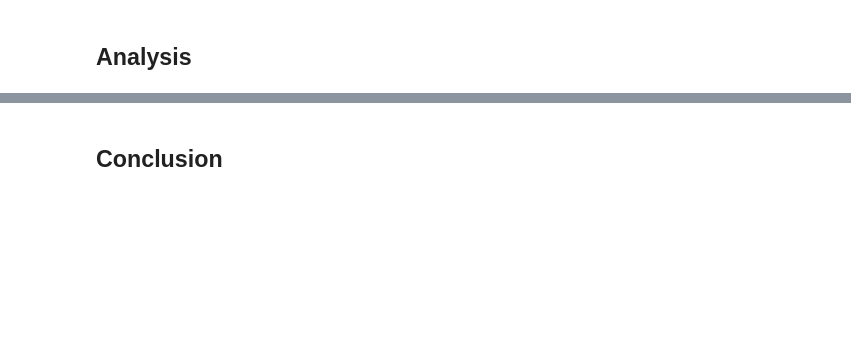
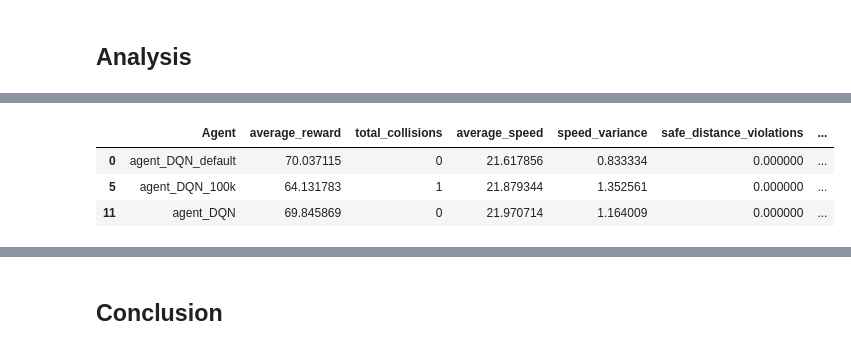
Before and after one commit to zearaujo11/highway-env, a Jupyter notebook: pipeline.ipynb, the cells around one changed output, grey strips where cells are left out. Cells and saved outputs as stored; diff of their text form; code cells hidden in the pictures; blank space fills up the shorter version.

Commit message:
Added some visualization graphics

```diff
--- a/pipeline.ipynb
+++ b/pipeline.ipynb
@@ -1222,0 +1426,83 @@ plot_radar_chart(df, selected_stage, f"Comparison of Models in '{selected_stage}
+# %%
+import os
+import json
+import pandas as pd
+
+# Define the path to the results directory
+results_dir = "./outputs/results"  # Update this to your actual relative or absolute path
+
+# Check if the directory exists
+if not os.path.isdir(results_dir):
+    raise FileNotFoundError(f"The directory '{results_dir}' does not exist. Please check the path.")
+
+# Initialize dictionaries to store metrics for different categories
+default_metrics = {}
+hundredk_metrics = {}
+other_metrics = {}
+
+# Function to process and store metrics for a given agent directory
+def process_agent_dir(agent_dir, agent_path, metrics_dict):
+    target_file_name = "car_following_post_training_test_data.json"
+    file_path = os.path.join(agent_path, target_file_name)
+
+    if os.path.isfile(file_path):
+        try:
+            with open(file_path, "r") as file:
+                data = json.load(file)
+
+            # Validate the presence of required keys
+            if "test_results" not in data or "kpis" not in data:
+                print(f"Skipping {file_path}: Missing 'test_results' or 'kpis' keys.")
+                return
+
+            # Store overall KPI metrics
+            metrics_dict[agent_dir] = data["kpis"]
+        except Exception as e:
+            print(f"Error processing {file_path}: {e}")
+
+# Iterate over each agent's directory and categorize them
+for agent_dir in os.listdir(results_dir):
+    agent_path = os.path.join(results_dir, agent_dir)
+    if os.path.isdir(agent_path):
+        if agent_dir.endswith("default"):
+            process_agent_dir(agent_dir, agent_path, default_metrics)
+        elif agent_dir.endswith("100k"):
+            process_agent_dir(agent_dir, agent_path, hundredk_metrics)
+        else:
+            process_agent_dir(agent_dir, agent_path, other_metrics)
+
+# Convert metrics dictionaries to DataFrames
+def create_dataframe(metrics_dict, category_name):
+    df = pd.DataFrame.from_dict(metrics_dict, orient='index')
+    df['Category'] = category_name
+    return df
+
+default_df = create_dataframe(default_metrics, 'Default')
+hundredk_df = create_dataframe(hundredk_metrics, '100k')
+other_df = create_dataframe(other_metrics, 'Other')
+
+# Combine all DataFrames
+combined_df = pd.concat([default_df, hundredk_df, other_df]).reset_index()
+combined_df.rename(columns={'index': 'Agent'}, inplace=True)
+
+# Extract base agent names for separation
+combined_df['Base_Agent'] = combined_df['Agent'].str.replace('_default', '').str.replace('_100k', '')
+
+# Function to display the table for each base agent
+def display_agent_tables(base_agent_name):
+    agent_df = combined_df[combined_df['Base_Agent'] == base_agent_name].drop(columns='Base_Agent')
+
+    # Style the DataFrame for better visual presentation
+    styled_df = agent_df.style.set_table_styles([
+        {'selector': 'th', 'props': [('border', '1px solid black'), ('font-weight', 'bold'), ('text-align', 'center')]},
+        {'selector': 'td', 'props': [('border', '1px solid black'), ('text-align', 'center')]},
+    ]).set_properties(**{'text-align': 'center'}).set_caption(f"{base_agent_name} - Metrics Comparison")
+
+    # Display the styled DataFrame
+    display(styled_df)
+
+# Loop through each unique base agent and display its table
+unique_base_agents = combined_df['Base_Agent'].unique()
+for base_agent in unique_base_agents:
+    display_agent_tables(base_agent)
+# %% [output]
@@ -1222,0 +1510,4 @@ plot_radar_chart(df, selected_stage, f"Comparison of Models in '{selected_stage}
+|  | Agent | average_reward | total_collisions | average_speed | speed_variance | safe_distance_violations | ... |
+| 0 | agent_DQN_default | 70.037115 | 0 | 21.617856 | 0.833334 | 0.000000 | ... |
+| 5 | agent_DQN_100k | 64.131783 | 1 | 21.879344 | 1.352561 | 0.000000 | ... |
+| 11 | agent_DQN | 69.845869 | 0 | 21.970714 | 1.164009 | 0.000000 | ... |
```
Also changed, not shown: parts of 19 cells of this notebook.
